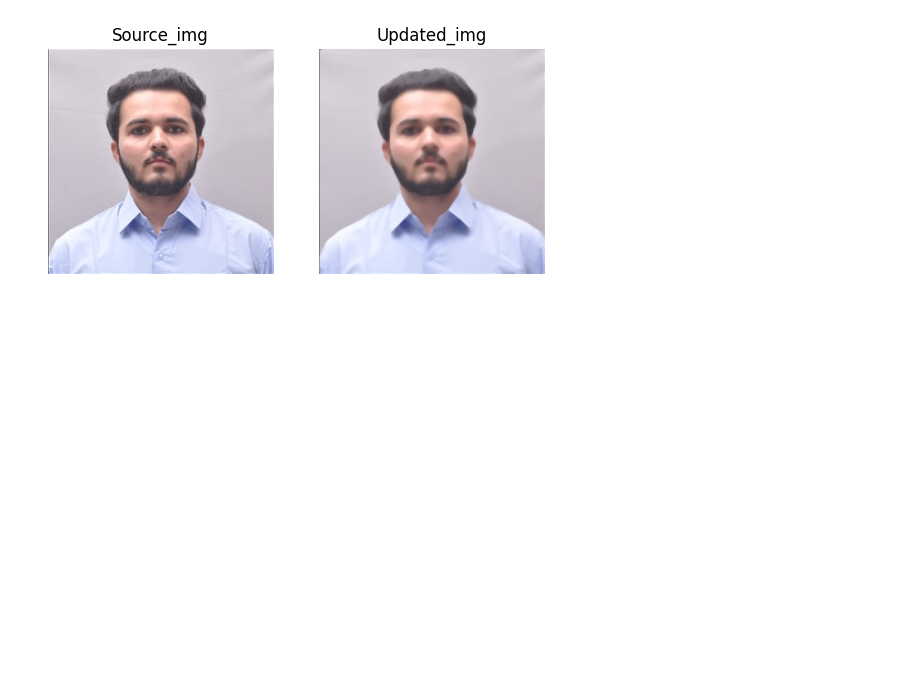
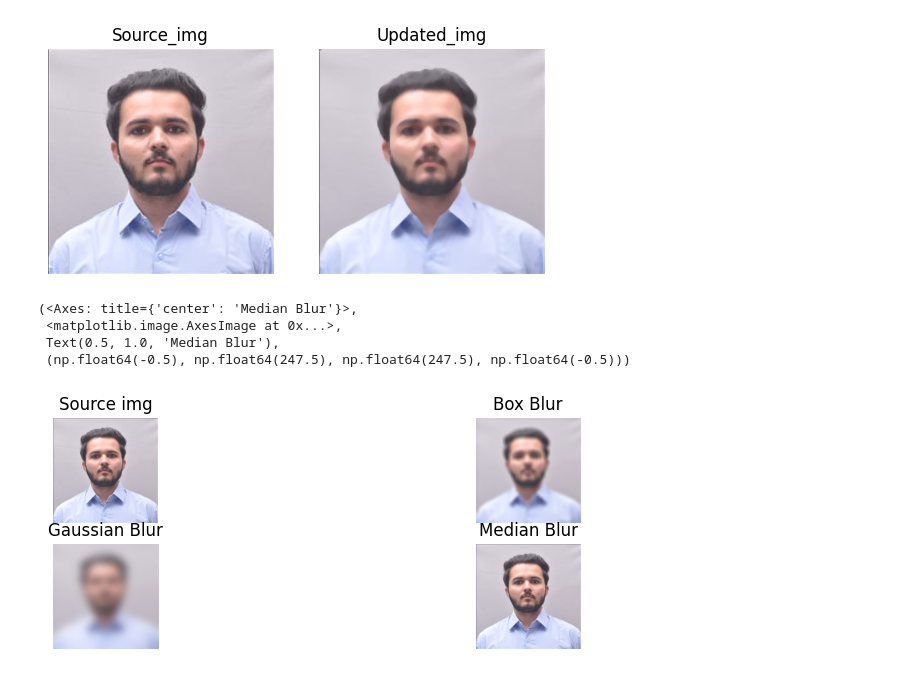
Before and after one commit to Dilnavazsida/Muchine_Learning_Programs, a Jupyter notebook: diffrent_type_of_blur.ipynb, the cells around one changed output. Cells and saved outputs as stored; diff of their text form; code cells hidden in the pictures; blank space fills up the shorter version.

Commit message:
add all blur in one code

```diff
--- a/diffrent_type_of_blur.ipynb
+++ b/diffrent_type_of_blur.ipynb
@@ -56,3 +56,33 @@ plt.subplot(1,2,2),plt.imshow(median),plt.title('Updated_img'),plt.axis("off")
  Text(0.5, 1.0, 'Updated_img'),
  (np.float64(-0.5), np.float64(247.5), np.float64(247.5), np.float64(-0.5)))
 [figure]
+# %%
+# All Blur Types
+
+import cv2
+import matplotlib.pyplot as plt
+
+img = cv2.imread('my_photo.jpg')
+img = cv2.cvtColor(img,cv2.COLOR_BGR2RGB)
+
+# BOX EFFECT
+box = cv2.blur(img,(10,10)) # you can take any positive integer , number increse so effect incerese
+
+# Gaussian Blur
+gass = cv2.GaussianBlur(img,(-10,-10),10)  # we can take any odd number as number incere effect incerese
+
+# Meddian Blur
+med = cv2.medianBlur(img,1) # we can take any positive odd number
+
+plt.figure(figsize=(10,3))
+
+plt.subplot(2,2,1),plt.imshow(img),plt.title("Source img"),plt.axis("off")
+plt.subplot(2,2,2),plt.imshow(box),plt.title("Box Blur"),plt.axis("off")
+plt.subplot(2,2,3),plt.imshow(gass),plt.title("Gaussian Blur"),plt.axis("off")
+plt.subplot(2,2,4),plt.imshow(med),plt.title("Median Blur"),plt.axis("off")
+# %% [output]
+(<Axes: title={'center': 'Median Blur'}>,
+ <matplotlib.image.AxesImage at 0x...>,
+ Text(0.5, 1.0, 'Median Blur'),
+ (np.float64(-0.5), np.float64(247.5), np.float64(247.5), np.float64(-0.5)))
+[figure, added]
```
